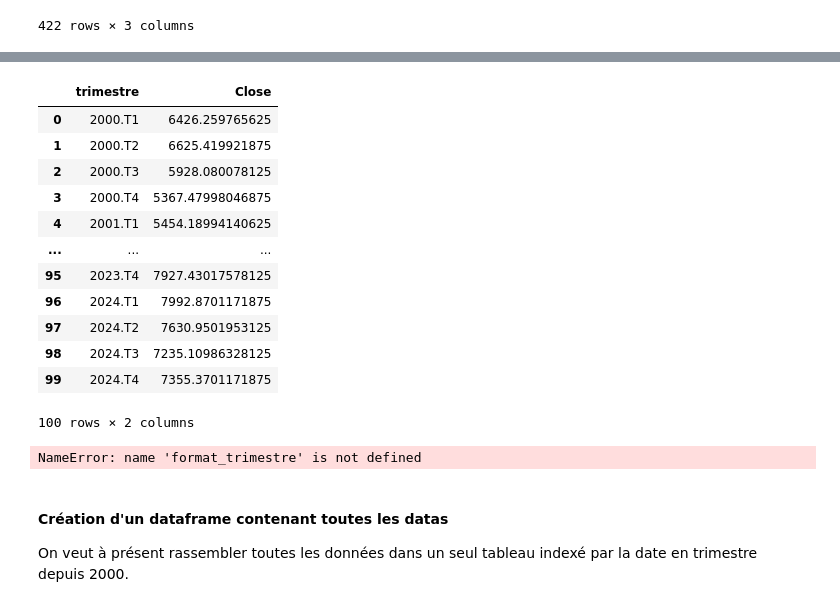
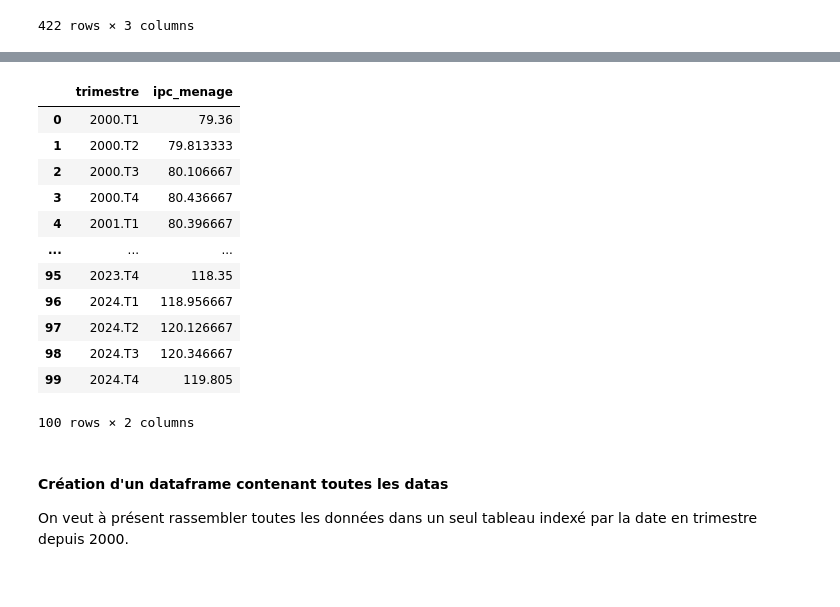
Before and after one commit to amreily/Projet-python-2A, a Jupyter notebook: Notebook_pythondata.ipynb, the cells around one changed output, grey strips where cells are left out. Drawn from its saved outputs; the diff is of its cells as text; code cells hidden in the pictures.

```diff
--- a/Notebook_pythondata.ipynb
+++ b/Notebook_pythondata.ipynb
@@ -738,35 +467,19 @@ ipc
-# %%
-cac40['trimestre'] = pd.to_datetime(cac40['trimestre'])
-
-# Création du format 2000.T1, 2000.T2...
-cac40['trimestre'] = cac40['trimestre'].dt.year.astype(str) + '.T' + ((cac40['trimestre'].dt.month - 1) // 3 + 1).astype(str)
-
-cac40
-# %% [output]
-|  | trimestre | Close |
-| 0 | 2000.T1 | 6426.259765625 |
-| 1 | 2000.T2 | 6625.419921875 |
-| 2 | 2000.T3 | 5928.080078125 |
-| 3 | 2000.T4 | 5367.47998046875 |
-| 4 | 2001.T1 | 5454.18994140625 |
-| ... | ... | ... |
-| 95 | 2023.T4 | 7927.43017578125 |
-| 96 | 2024.T1 | 7992.8701171875 |
-| 97 | 2024.T2 | 7630.9501953125 |
-| 98 | 2024.T3 | 7235.10986328125 |
-| 99 | 2024.T4 | 7355.3701171875 |
-100 rows × 2 columns
-# %%
-#On vérifie que les données de la colonne trimestre soient du format datetime
-cac40['trimestre'] = pd.to_datetime(cac40['trimestre'])
-
-#On utilise la fonction définie précedemmentpour modifier la colonne trimestre pour que toutes les colonnes soient du même format
-cac40['trimestre'] = cac40['trimestre'].apply(format_trimestre)
-
-#Verification
-cac40.head()
-# %% [output]
-NameError: name 'format_trimestre' is not defined
+# %%
+nt.filter_dataframe_by_trimestre(ipc, "2000.T1")
+# %% [output]
+|  | trimestre | ipc_menage |
+| 0 | 2000.T1 | 79.36 |
+| 1 | 2000.T2 | 79.813333 |
+| 2 | 2000.T3 | 80.106667 |
+| 3 | 2000.T4 | 80.436667 |
+| 4 | 2001.T1 | 80.396667 |
+| ... | ... | ... |
+| 95 | 2023.T4 | 118.35 |
+| 96 | 2024.T1 | 118.956667 |
+| 97 | 2024.T2 | 120.126667 |
+| 98 | 2024.T3 | 120.346667 |
+| 99 | 2024.T4 | 119.805 |
+100 rows × 2 columns
 # %% [markdown]
 #### **Création d'un dataframe contenant toutes les datas**
 On veut à présent rassembler toutes les données dans un seul tableau indexé par la date en trimestre depuis 2000.
```
Also changed, not shown: parts of 56 cells of this notebook, 2 other files.
